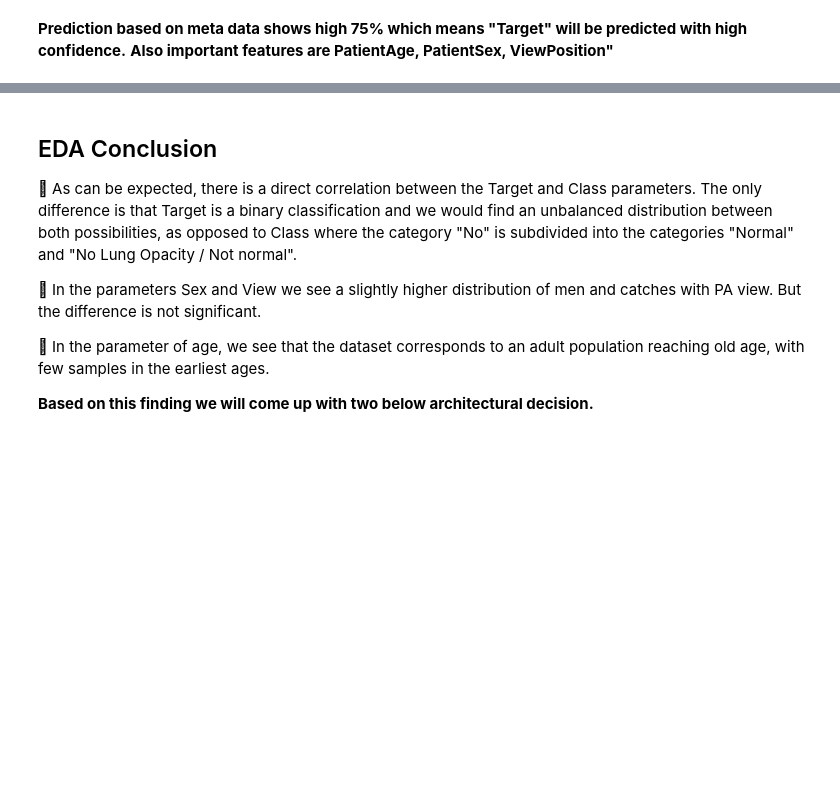
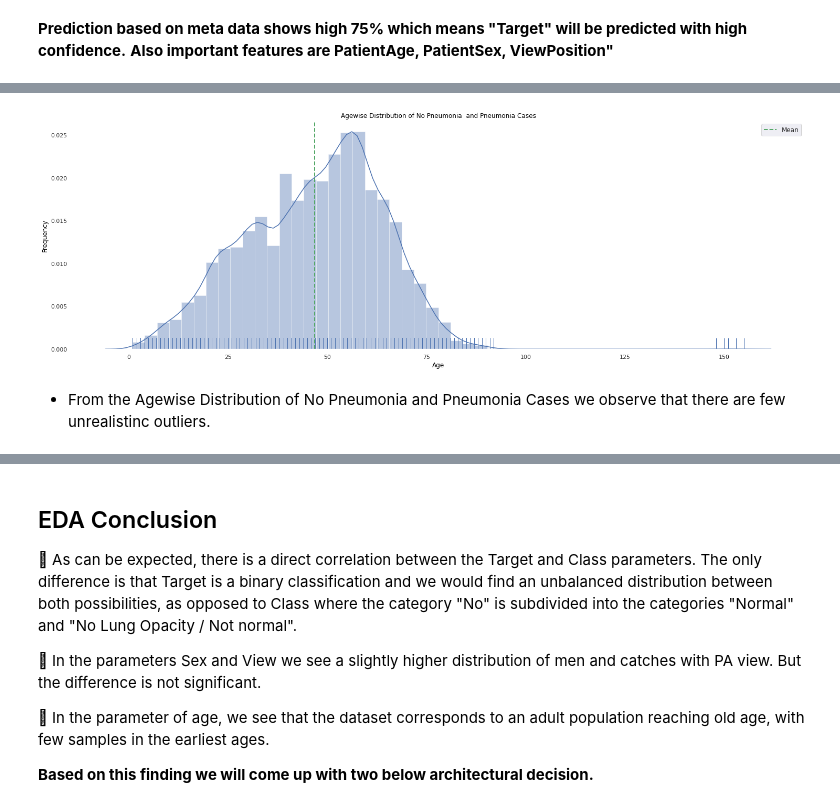
Before and after one commit to pswaruppk/GL_CAPSTONE, a Jupyter notebook: pneumonia_detection.ipynb, the cells around one changed output, grey strips where cells are left out. Cells and saved outputs as stored; diff of their text form; code cells hidden in the pictures; blank space fills up the shorter version.

```diff
--- a/pneumonia_detection.ipynb
+++ b/pneumonia_detection.ipynb
@@ -1067,0 +1047,11 @@ f_imp
+# %%
+Mdata = df_meta.copy()
+#Mdata = pd.concat([Mdata, pd_class_info.drop('patientId',1)],1)     # To concat class col
+# %%
+Mdata_RSNA= Mdata.drop(['x', 'y', 'width', 'height', 'BboxNo'], axis = 1)
+Mdata = Mdata_RSNA.copy()
+#Mdata = Mdata_CNN.copy()
+# %%
+Mdata = Mdata[['patientId', 'PatientAge', 'PatientSex', 'ViewPosition', 'Target']]
+#Mdata = Mdata[['patientId', 'PatientAge', 'PatientSex', 'ViewPosition', 'class', 'Target']]
+Mdata.head()
@@ -1067,0 +1065,13 @@ f_imp
+# %%
+fig = plt.figure(figsize=(25,8))
+ax=sns.distplot(Mdata['PatientAge'],color= 'b',rug=True)
+ax.set_facecolor("w")
+plt.axvline(Mdata['PatientAge'].mean(),linestyle="dashed", color="g",label="Mean",linewidth = 2)
+plt.legend(loc="best",prop={"size":12})
+plt.title('Agewise Distribution of No Pneumonia  and Pneumonia Cases',color="black")
+plt.xlabel('Age',color="black");
+plt.ylabel('Frequency',color="black");
+# %% [output]
+[figure, added]
+# %% [markdown]
+- From the Agewise Distribution of No Pneumonia and Pneumonia Cases we observe that there are few unrealistinc outliers.
```
Also changed, not shown: parts of 106 cells of this notebook.
